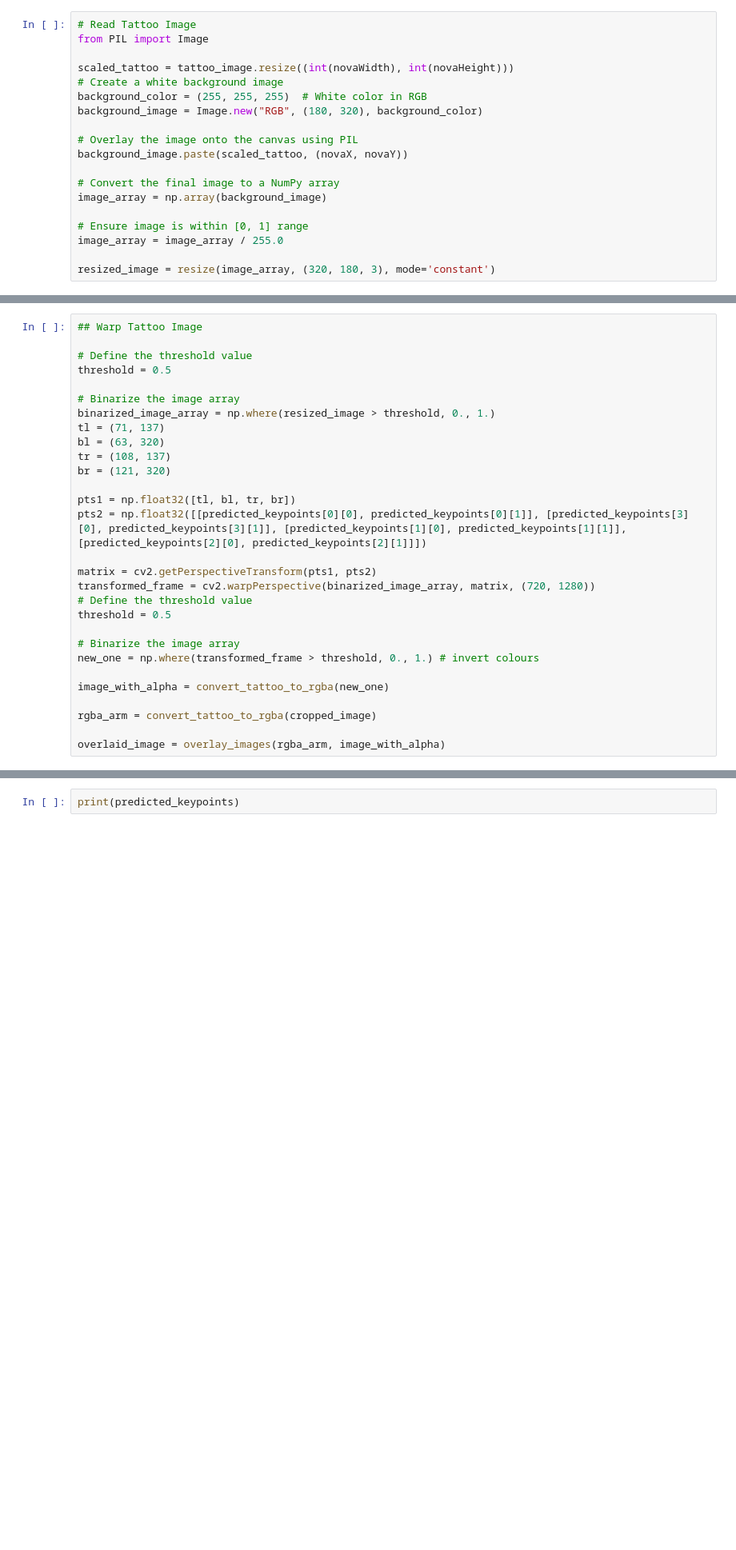
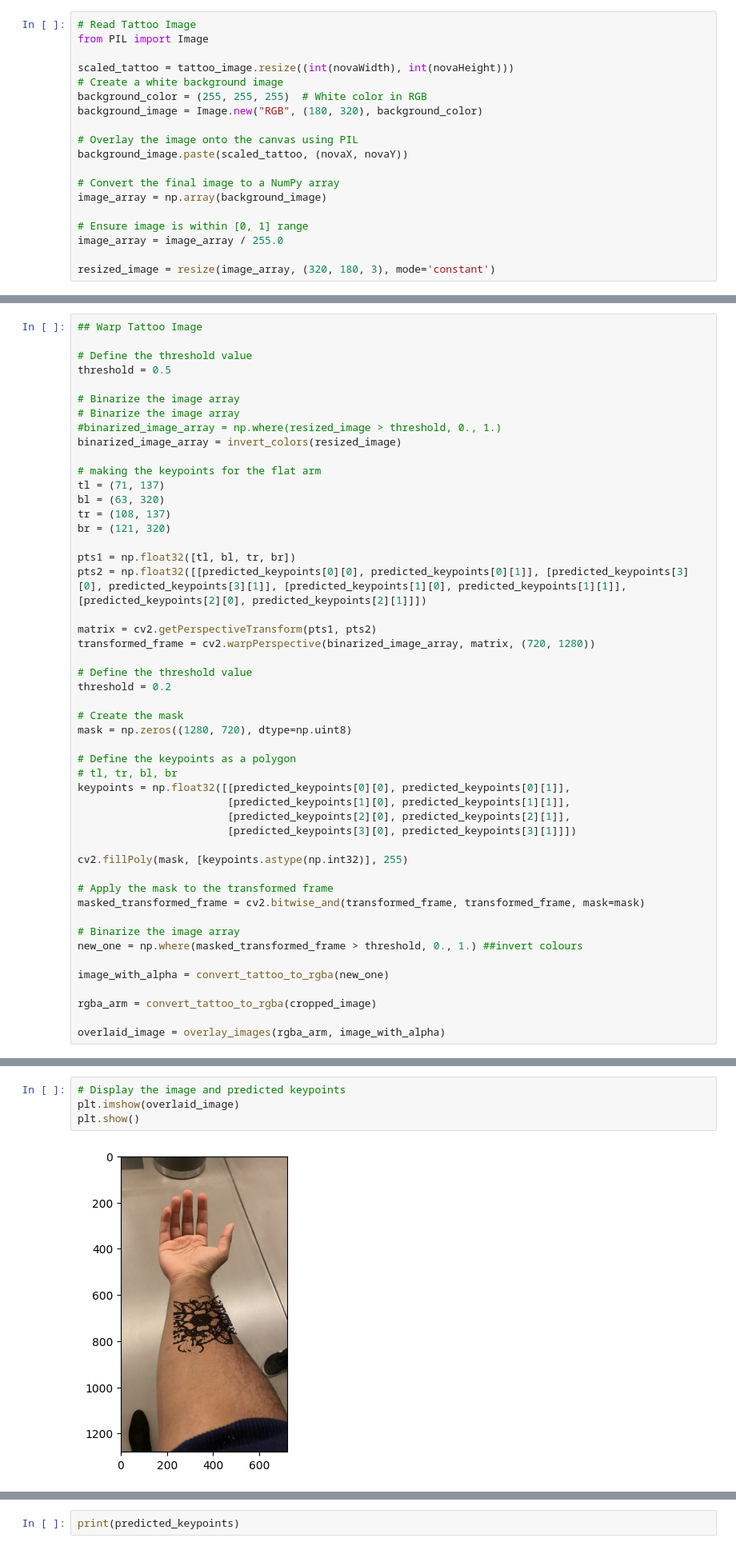
Before and after one commit to lachlancroll/inkwell-ai, a Jupyter notebook: flask-server/flaskTest.ipynb, the cells around one changed output, grey strips where cells are left out. Shown at 80% size. Saved outputs shown, nothing was run; the diff lists cells and outputs as text; blank space fills up the shorter version.

```diff
--- a/flask-server/flaskTest.ipynb
+++ b/flask-server/flaskTest.ipynb
@@ -236,7 +248,11 @@ plt.show()
 threshold = 0.5
 
 # Binarize the image array
-binarized_image_array = np.where(resized_image > threshold, 0., 1.)
+# Binarize the image array
+#binarized_image_array = np.where(resized_image > threshold, 0., 1.)
+binarized_image_array = invert_colors(resized_image)
+
+# making the keypoints for the flat arm
 tl = (71, 137)
 bl = (63, 320)
 tr = (108, 137)
@@ -247,11 +263,27 @@ pts2 = np.float32([[predicted_keypoints[0][0], predicted_keypoints[0][1]], [pred
 
 matrix = cv2.getPerspectiveTransform(pts1, pts2)
 transformed_frame = cv2.warpPerspective(binarized_image_array, matrix, (720, 1280))
+
 # Define the threshold value
-threshold = 0.5
+threshold = 0.2
+
+# Create the mask
+mask = np.zeros((1280, 720), dtype=np.uint8)
+
+# Define the keypoints as a polygon
+# tl, tr, bl, br
+keypoints = np.float32([[predicted_keypoints[0][0], predicted_keypoints[0][1]],
+                        [predicted_keypoints[1][0], predicted_keypoints[1][1]],
+                        [predicted_keypoints[2][0], predicted_keypoints[2][1]],
+                        [predicted_keypoints[3][0], predicted_keypoints[3][1]]])
+
+cv2.fillPoly(mask, [keypoints.astype(np.int32)], 255)
+
+# Apply the mask to the transformed frame
+masked_transformed_frame = cv2.bitwise_and(transformed_frame, transformed_frame, mask=mask)
 
 # Binarize the image array
-new_one = np.where(transformed_frame > threshold, 0., 1.) # invert colours
+new_one = np.where(masked_transformed_frame > threshold, 0., 1.) ##invert colours
 
 image_with_alpha = convert_tattoo_to_rgba(new_one)
 
@@ -260,0 +343,6 @@ overlaid_image = overlay_images(rgba_arm, image_with_alpha)
+# %%
+# Display the image and predicted keypoints
+plt.imshow(overlaid_image)
+plt.show()
+# %% [output]
+[figure, added]
```
Also changed, not shown: parts of 17 cells of this notebook, 16 other files.
